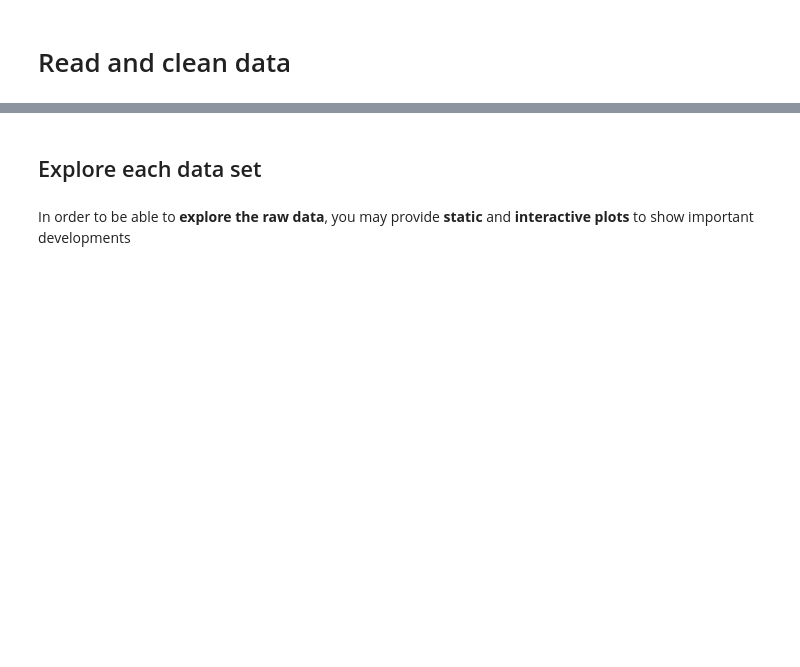
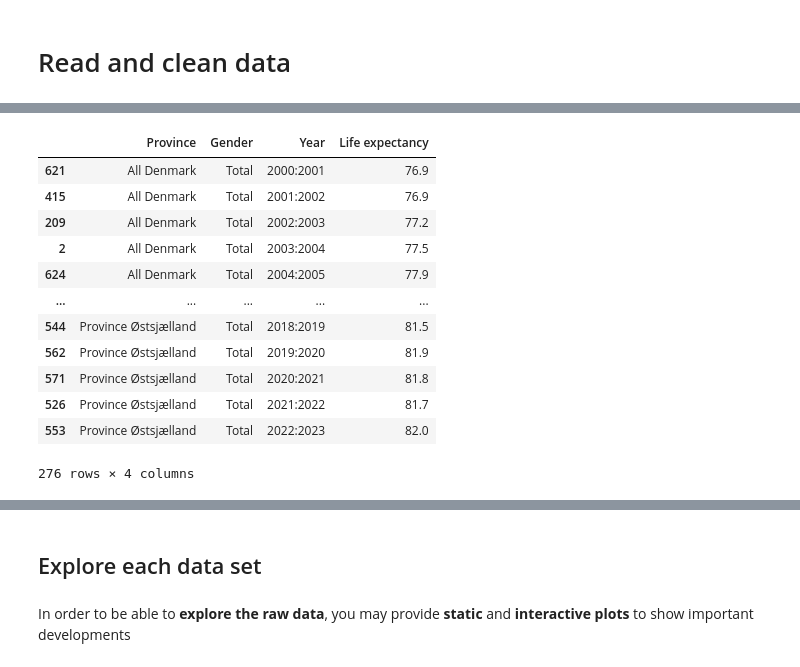
Before and after one commit to NumEconCopenhagen/projects-2024-sarah-og-pernille, a Jupyter notebook: dataproject/dataproject.ipynb, the cells around one changed output, grey strips where cells are left out. Cells and saved outputs as stored; diff of their text form; code cells hidden in the pictures; blank space fills up the shorter version.

```diff
--- a/dataproject/dataproject.ipynb
+++ b/dataproject/dataproject.ipynb
@@ -29,0 +68,4 @@ ModuleNotFoundError: No module named 'matplotlib_venn'
+# %%
+#Now we rename the variables.
+hisb77.rename(columns = {'OMRÅDE':'Province', 'KØN':"Gender", 'TID':'Year', 'INDHOLD':'Life expectancy'}, inplace=True)
+hisb77.head(5)
@@ -29,0 +79,19 @@ ModuleNotFoundError: No module named 'matplotlib_venn'
+# %%
+#Now we sort the dataset by 'Province'.
+hisb77_sorted = hisb77.sort_values(by=['Province', 'Year'], inplace=True)
+# Display the sorted dataset
+display(hisb77)
+# %% [output]
+|  | Province | Gender | Year | Life expectancy |
+| 621 | All Denmark | Total | 2000:2001 | 76.9 |
+| 415 | All Denmark | Total | 2001:2002 | 76.9 |
+| 209 | All Denmark | Total | 2002:2003 | 77.2 |
+| 2 | All Denmark | Total | 2003:2004 | 77.5 |
+| 624 | All Denmark | Total | 2004:2005 | 77.9 |
+| ... | ... | ... | ... | ... |
+| 544 | Province Østsjælland | Total | 2018:2019 | 81.5 |
+| 562 | Province Østsjælland | Total | 2019:2020 | 81.9 |
+| 571 | Province Østsjælland | Total | 2020:2021 | 81.8 |
+| 526 | Province Østsjælland | Total | 2021:2022 | 81.7 |
+| 553 | Province Østsjælland | Total | 2022:2023 | 82.0 |
+276 rows × 4 columns
```
Also changed, not shown: parts of 8 cells of this notebook.
